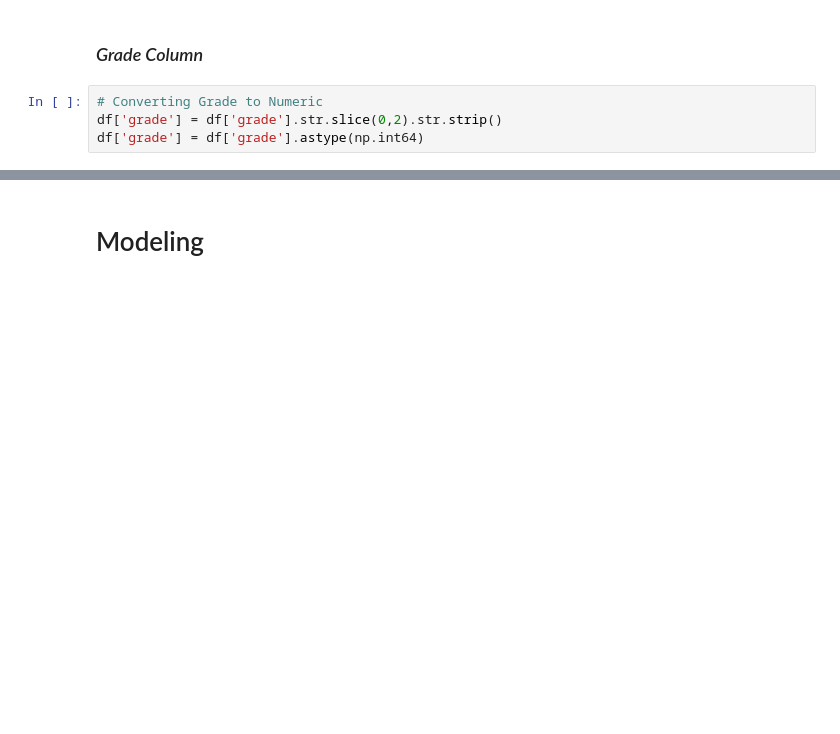
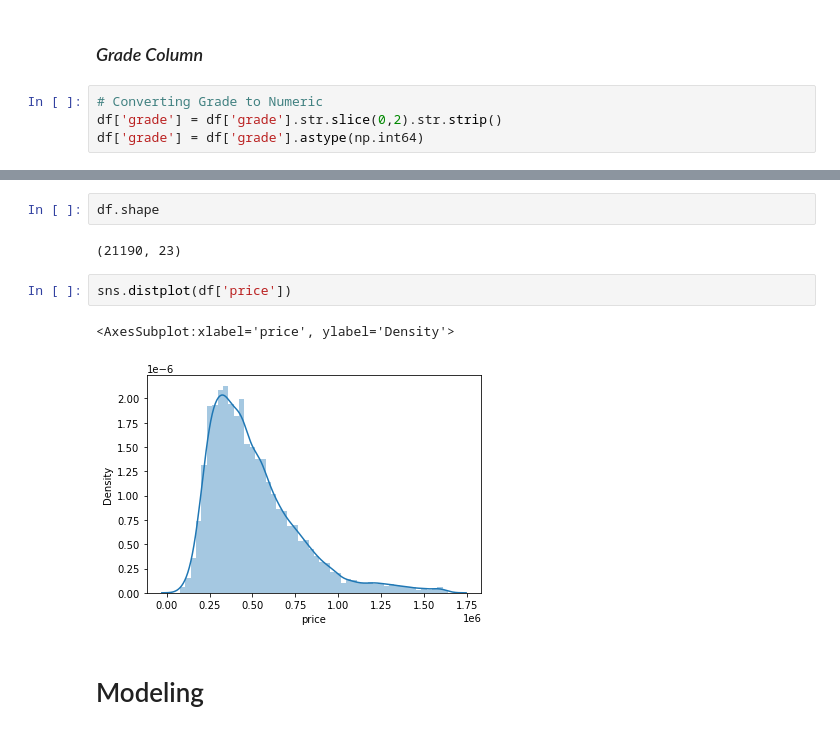
Before and after one commit to cyborgsage/kingco-realestate, a Jupyter notebook: doug_index.ipynb, the cells around one changed output, grey strips where cells are left out. Drawn from its saved outputs; the diff is of its cells as text; blank space fills up the shorter version.

```diff
--- a/doug_index.ipynb
+++ b/doug_index.ipynb
@@ -159,3 +108,12 @@ condition                        int64
+# %%
+df.shape
+# %% [output]
+(21190, 23)
+# %%
+sns.distplot(df['price'])
+# %% [output]
+<AxesSubplot:xlabel='price', ylabel='Density'>
+[figure, added]
 # %% [markdown]
 # Modeling
 # %%
```
Also changed, not shown: parts of 59 cells of this notebook.
